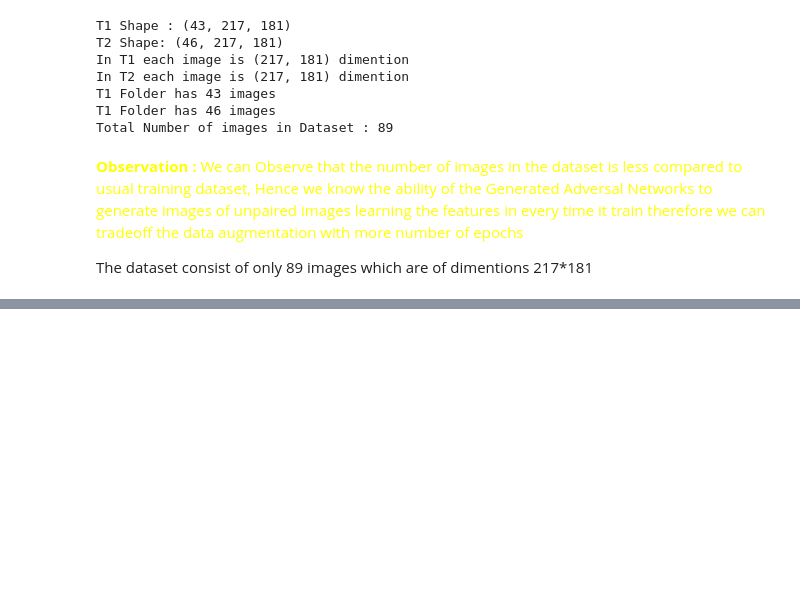
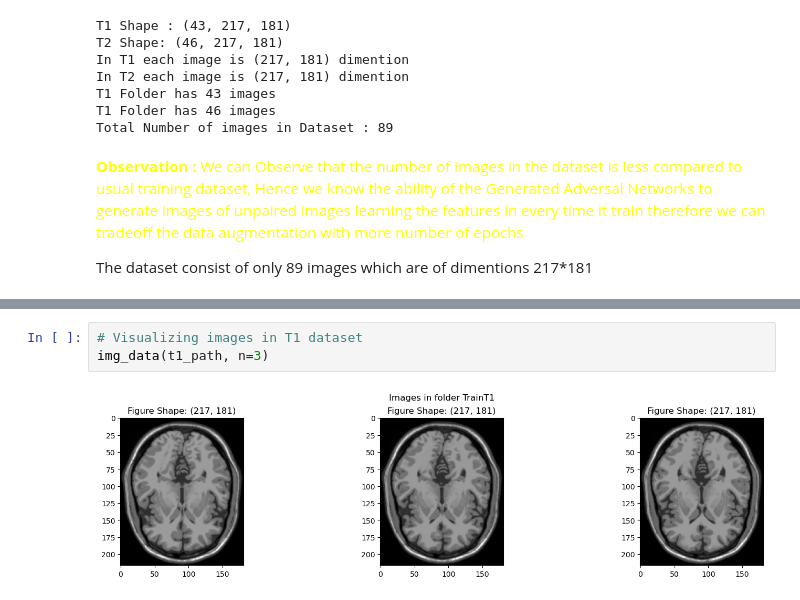
Before and after one commit to Naveen-Karanamu/Style-Transfer-Using-CycleGAN, a Jupyter notebook: main.ipynb, the cells around one changed output, grey strips where cells are left out. Drawn from its saved outputs; the diff is of its cells as text; blank space fills up the shorter version.

Commit message:
Visualized : Data

```diff
--- a/main.ipynb
+++ b/main.ipynb
@@ -238,0 +293,5 @@ Total Number of images in Dataset : 89
+# %%
+# Visualizing images in T1 dataset
+img_data(t1_path, n=3)
+# %% [output]
+[figure, added]
```
Also changed, not shown: parts of 4 cells of this notebook.
